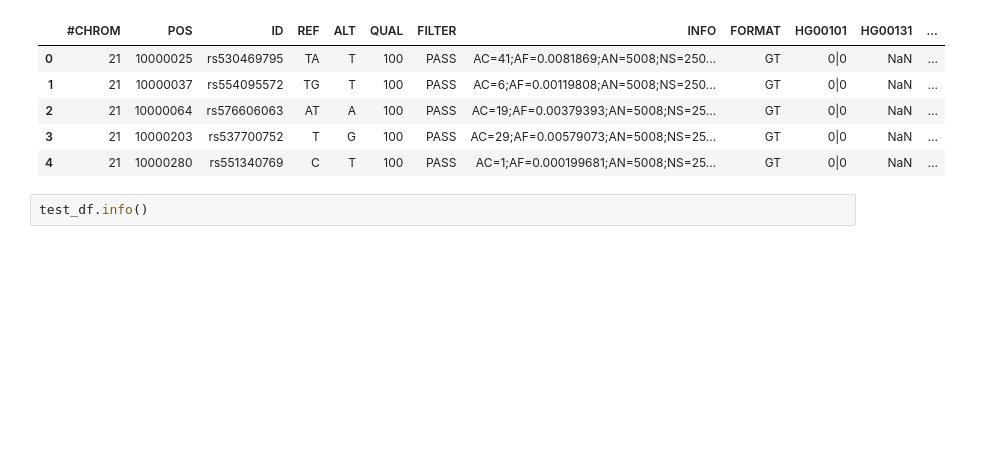
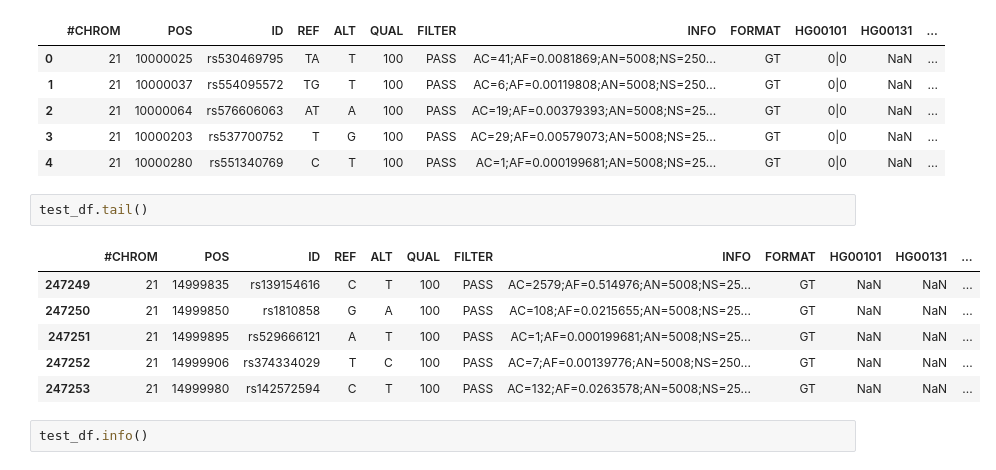
Before and after one commit to lpchu/simons, a Jupyter notebook: workflow.ipynb, the cells around one changed output. Drawn from its saved outputs; the diff is of its cells as text; blank space fills up the shorter version.

```diff
--- a/workflow.ipynb
+++ b/workflow.ipynb
@@ -202,6 +202,15 @@ test_df.head()
 | 2 | 21 | 10000064 | rs576606063 | AT | A | 100 | PASS | AC=19;AF=0.00379393;AN=5008;NS=25... | GT | 0|0 | NaN | ... |
 | 3 | 21 | 10000203 | rs537700752 | T | G | 100 | PASS | AC=29;AF=0.00579073;AN=5008;NS=25... | GT | 0|0 | NaN | ... |
 | 4 | 21 | 10000280 | rs551340769 | C | T | 100 | PASS | AC=1;AF=0.000199681;AN=5008;NS=25... | GT | 0|0 | NaN | ... |
+# %%
+test_df.tail()
+# %% [output]
+|  | #CHROM | POS | ID | REF | ALT | QUAL | FILTER | INFO | FORMAT | HG00101 | HG00131 | ... |
+| 247249 | 21 | 14999835 | rs139154616 | C | T | 100 | PASS | AC=2579;AF=0.514976;AN=5008;NS=25... | GT | NaN | NaN | ... |
+| 247250 | 21 | 14999850 | rs1810858 | G | A | 100 | PASS | AC=108;AF=0.0215655;AN=5008;NS=25... | GT | NaN | NaN | ... |
+| 247251 | 21 | 14999895 | rs529666121 | A | T | 100 | PASS | AC=1;AF=0.000199681;AN=5008;NS=25... | GT | NaN | NaN | ... |
+| 247252 | 21 | 14999906 | rs374334029 | T | C | 100 | PASS | AC=7;AF=0.00139776;AN=5008;NS=250... | GT | NaN | NaN | ... |
+| 247253 | 21 | 14999980 | rs142572594 | C | T | 100 | PASS | AC=132;AF=0.0263578;AN=5008;NS=25... | GT | NaN | NaN | ... |
 # %%
 test_df.info()
 # %% [output]
```
